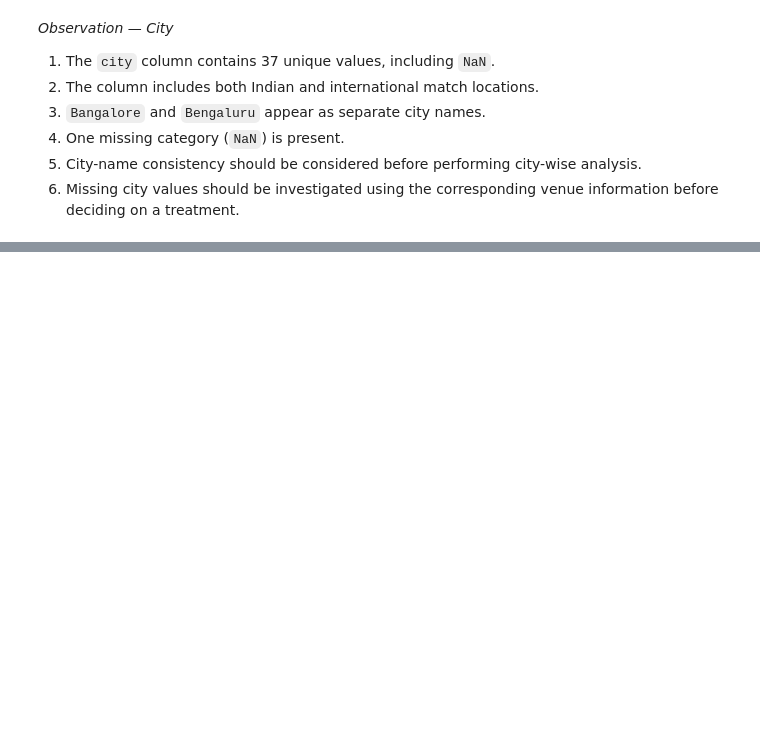
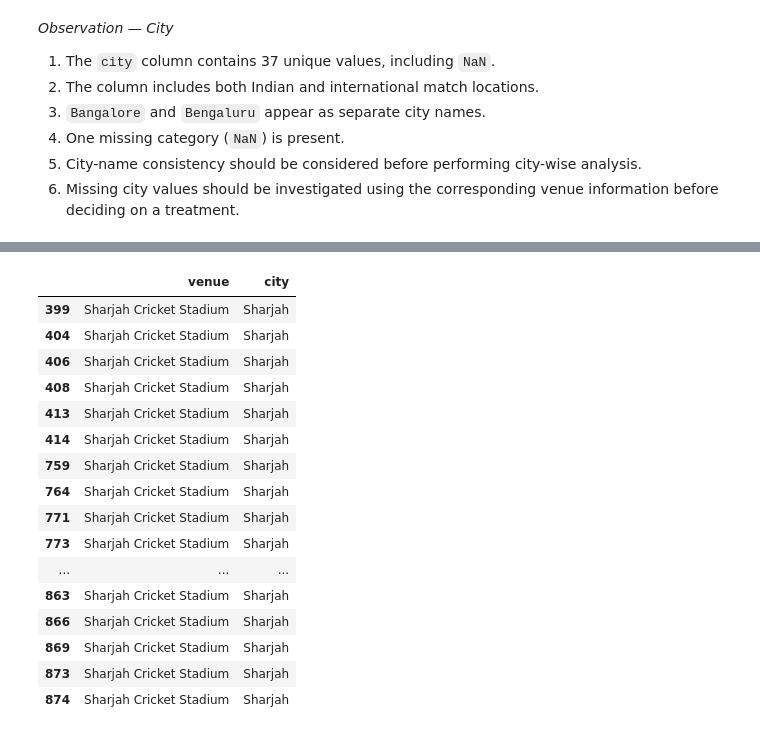
Before and after one commit to lokappakishan/ipl-data-analysis-ml, a Jupyter notebook: notebooks/IPL_DataAnalysis_Case_Study.ipynb, the cells around one changed output, grey strips where cells are left out. Saved outputs shown, nothing was run; the diff lists cells and outputs as text; code cells hidden in the pictures; blank space fills up the shorter version.

```diff
--- a/notebooks/IPL_DataAnalysis_Case_Study.ipynb
+++ b/notebooks/IPL_DataAnalysis_Case_Study.ipynb
@@ -515,0 +618,4 @@ array(['Bangalore', 'Chandigarh', 'Delhi', 'Mumbai', 'Kolkata', 'Jaipur',
+# %%
+# Assign Dubai to missing city values for Dubai International Cricket Stadium
+df.loc[df['city'].isnull() & (df['venue'] == 'Dubai International Cricket Stadium'),'city'] = 'Dubai'
+display(df[df['venue'] == 'Dubai International Cricket Stadium'][['venue','city']])
@@ -515,0 +637,26 @@ array(['Bangalore', 'Chandigarh', 'Delhi', 'Mumbai', 'Kolkata', 'Jaipur',
+# %%
+# Assign Sharjah to missing city values for Sharjah Cricket Stadium
+df.loc[
+    df['city'].isnull() & (df['venue'] == 'Sharjah Cricket Stadium'),
+    'city'
+    ] = 'Sharjah'
+
+display(df[df['venue'] == 'Sharjah Cricket Stadium'][['venue','city']])
+# %% [output]
+|  | venue | city |
+| 399 | Sharjah Cricket Stadium | Sharjah |
+| 404 | Sharjah Cricket Stadium | Sharjah |
+| 406 | Sharjah Cricket Stadium | Sharjah |
+| 408 | Sharjah Cricket Stadium | Sharjah |
+| 413 | Sharjah Cricket Stadium | Sharjah |
+| 414 | Sharjah Cricket Stadium | Sharjah |
+| 759 | Sharjah Cricket Stadium | Sharjah |
+| 764 | Sharjah Cricket Stadium | Sharjah |
+| 771 | Sharjah Cricket Stadium | Sharjah |
+| 773 | Sharjah Cricket Stadium | Sharjah |
+| ... | ... | ... |
+| 863 | Sharjah Cricket Stadium | Sharjah |
+| 866 | Sharjah Cricket Stadium | Sharjah |
+| 869 | Sharjah Cricket Stadium | Sharjah |
+| 873 | Sharjah Cricket Stadium | Sharjah |
+| 874 | Sharjah Cricket Stadium | Sharjah |
```
Also changed, not shown: parts of 8 cells of this notebook.
